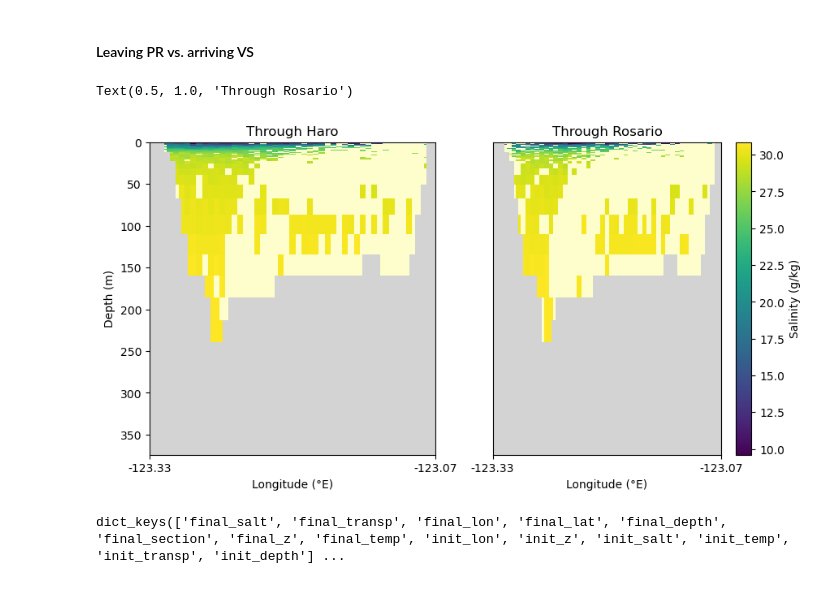
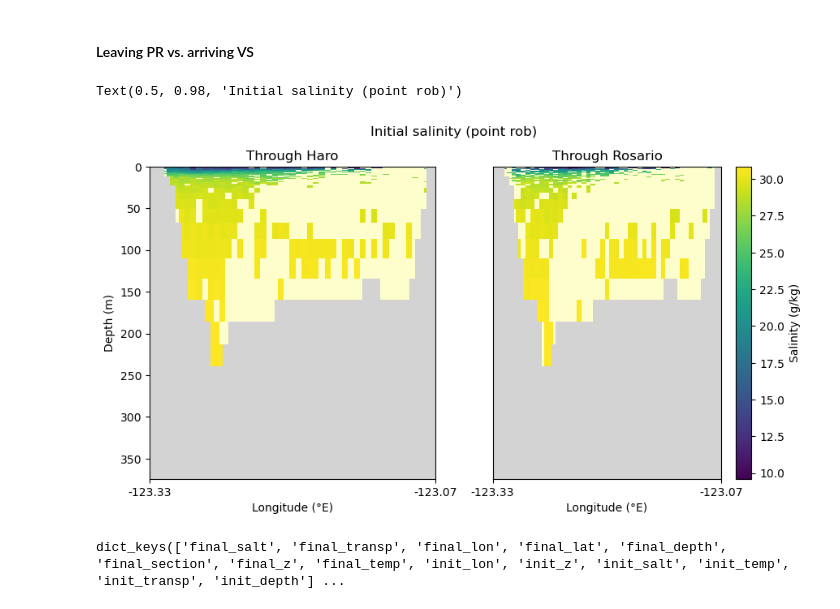
Before and after one commit to SalishSeaCast/analysis-camryn, a Jupyter notebook: Ariane/sum_wint_sectionplots.ipynb, the cells around one changed output. Drawn from its saved outputs; the diff is of its cells as text; code cells hidden in the pictures.

```diff
--- a/Ariane/sum_wint_sectionplots.ipynb
+++ b/Ariane/sum_wint_sectionplots.ipynb
@@ -1109,24 +1124,26 @@ transp_thru_ros_surf07.sum(),transp_thru_ros_deep07.sum(),transp_thru_ros_surf07
 # %%
 initsal_prtovs_haro07 = prtovs_haro07['init_salt'].values
 # initsal_tovs_haro = np.append(initsal_prtovs_haro, gulftovs_haro07['init_salt'].values)
 
 initdep_prtovs_haro = prtovs_haro07['init_depth'].values
 initsal_prtovs_surf07 = initsal_prtovs_haro07[initdep_prtovs_haro > depth]
 initsal_prtovs_deep07 = initsal_prtovs_haro07[initdep_prtovs_haro <= depth]
 
 initdep_prtovs_ros = fpr_ros07['init_depth'].values
 initsal_surf_ros07 = fpr_ros07['init_salt'][initdep_prtovs_ros > depth]
 initsal_deep_ros07 = fpr_ros07['init_salt'][initdep_prtovs_ros <= depth]
 
 fig,[ax1,ax2] = plt.subplots(1,2,figsize=(10,5))
 
 plotTS(ax1,'sal',prtovs_haro07['init_lon'],prtovs_haro07['init_z'],prtovs_haro07['init_salt'],lonWpr,lonEpr,latpr,38,23,'',False,True)
 plotTS(ax2,'sal',fpr_ros07['init_lon'],fpr_ros07['init_z'],fpr_ros07['init_salt'],lonWpr,lonEpr,latpr,38,23,'',True,False)
 ax1.set_title('Through Haro')
 ax2.set_title('Through Rosario')
+
+fig.suptitle('Initial salinity (point rob)')
 # %% [output]
-Text(0.5, 1.0, 'Through Rosario')
+Text(0.5, 0.98, 'Initial salinity (point rob)')
-[figure, old version]
+[figure, new version]
 # %%
 prtovs_haro07.keys()
 # %% [output]
```
Also changed, not shown: parts of 20 cells of this notebook.
